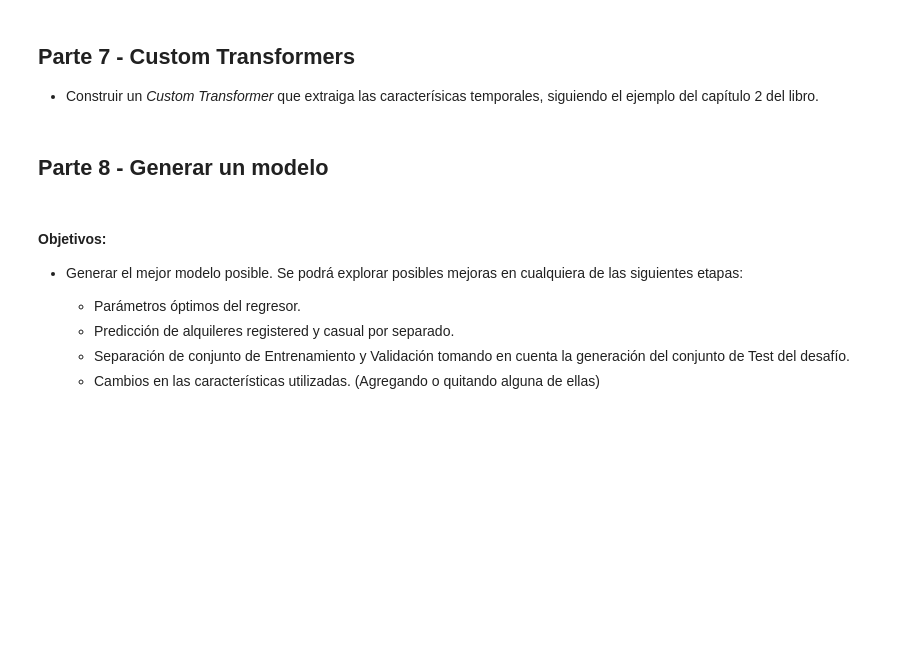
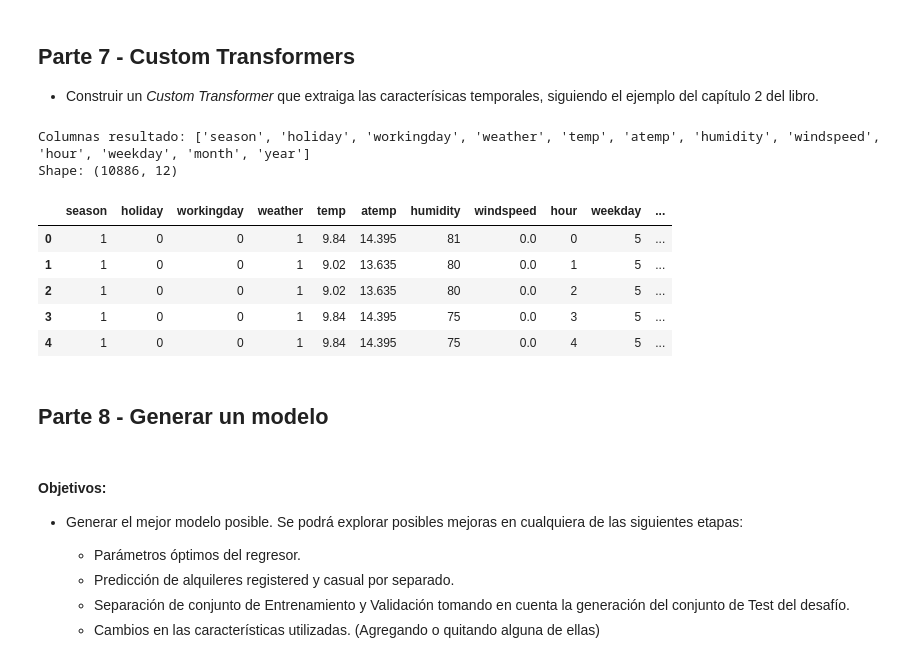
Before and after one commit to srodriguez-lefebre/Machine-Learning-Notebooks, a Jupyter notebook: 3TAA_demanda_de_bicicletas.ipynb, the cells around one changed output. Drawn from its saved outputs; the diff is of its cells as text; code cells hidden in the pictures; blank space fills up the shorter version.

Commit message:
taller 3 completo

```diff
--- a/3TAA_demanda_de_bicicletas.ipynb
+++ b/3TAA_demanda_de_bicicletas.ipynb
@@ -1391,6 +1562,44 @@ Random Forest RMSLE sobre todo train: 0.1105
 ## Parte 7 - Custom Transformers
 
 - Construir un *Custom Transformer* que extraiga las caracterísicas temporales, siguiendo el ejemplo del capítulo 2 del libro.
+# %%
+from sklearn.base import BaseEstimator, TransformerMixin
+
+class DatetimeFeatureExtractor(BaseEstimator, TransformerMixin):
+    """Extrae características temporales de la columna datetime."""
+
+    _COLS_TO_DROP = ['datetime', 'casual', 'registered', 'count']
+
+    def fit(self, X, y=None):
+        return self
+
+    def transform(self, X):
+        X = X.copy()
+        X['datetime'] = pd.to_datetime(X['datetime'])
+        X['hour']    = X['datetime'].dt.hour
+        X['weekday'] = X['datetime'].dt.weekday
+        X['month']   = X['datetime'].dt.month
+        X['year']    = X['datetime'].dt.year
+        cols_to_drop = [c for c in self._COLS_TO_DROP if c in X.columns]
+        return X.drop(columns=cols_to_drop)
+
+
+# Demostración
+df_raw_train = pd.read_csv('data/data_taller3/train.csv')
+extractor    = DatetimeFeatureExtractor()
+df_extracted = extractor.fit_transform(df_raw_train)
+print('Columnas resultado:', df_extracted.columns.tolist())
+print(f'Shape: {df_extracted.shape}')
+display(df_extracted.head())
+# %% [output]
+Columnas resultado: ['season', 'holiday', 'workingday', 'weather', 'temp', 'atemp', 'humidity', 'windspeed', 'hour', 'weekday', 'month', 'year']
+Shape: (10886, 12)
+|  | season | holiday | workingday | weather | temp | atemp | humidity | windspeed | hour | weekday | ... |
+| 0 | 1 | 0 | 0 | 1 | 9.84 | 14.395 | 81 | 0.0 | 0 | 5 | ... |
+| 1 | 1 | 0 | 0 | 1 | 9.02 | 13.635 | 80 | 0.0 | 1 | 5 | ... |
+| 2 | 1 | 0 | 0 | 1 | 9.02 | 13.635 | 80 | 0.0 | 2 | 5 | ... |
+| 3 | 1 | 0 | 0 | 1 | 9.84 | 14.395 | 75 | 0.0 | 3 | 5 | ... |
+| 4 | 1 | 0 | 0 | 1 | 9.84 | 14.395 | 75 | 0.0 | 4 | 5 | ... |
 # %% [markdown]
 ## Parte 8 - Generar un modelo
 # %% [markdown]
```
Also changed, not shown: parts of 10 cells of this notebook.
